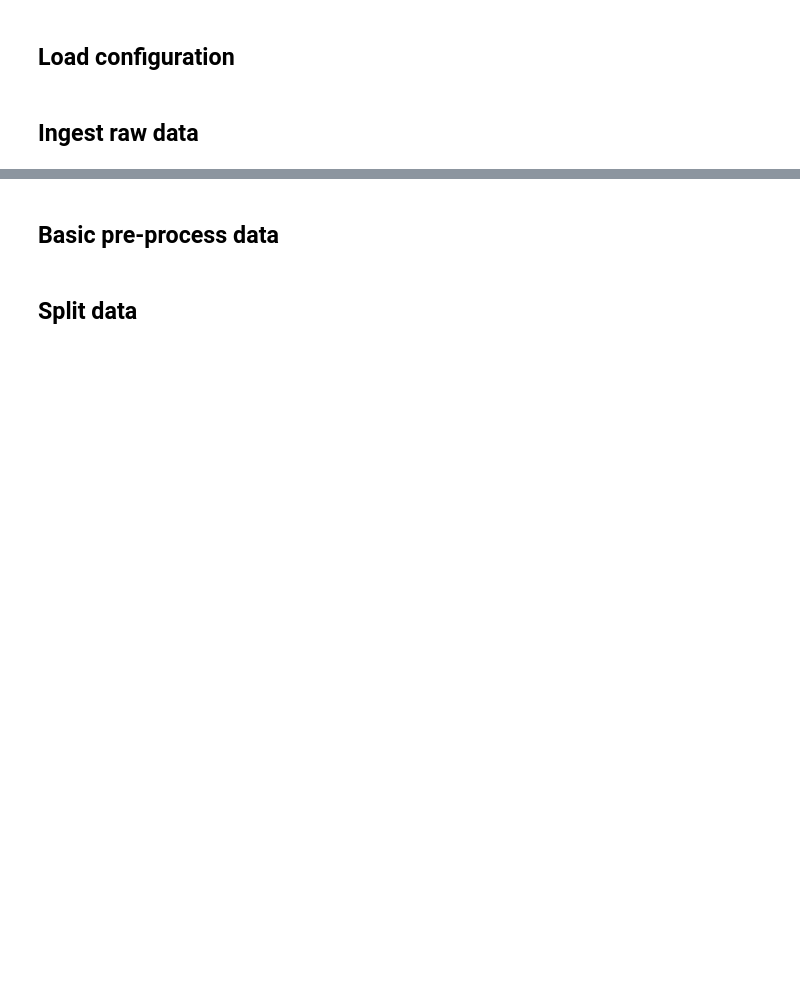
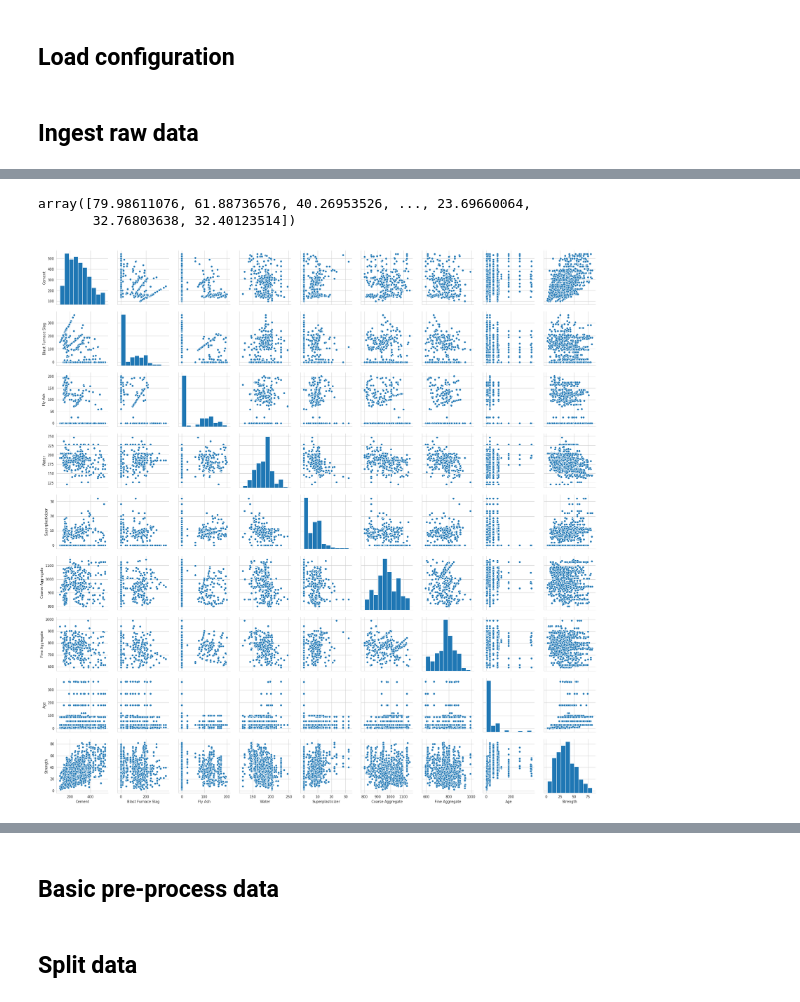
Before and after one commit to parrondo/deeptrading, a Jupyter notebook: notebooks/05_Multiple_Hidden_Layers_NN.ipynb, the cells around one changed output, grey strips where cells are left out. Drawn from its saved outputs; the diff is of its cells as text; code cells hidden in the pictures; blank space fills up the shorter version.

```diff
--- a/notebooks/05_Multiple_Hidden_Layers_NN.ipynb
+++ b/notebooks/05_Multiple_Hidden_Layers_NN.ipynb
@@ -48,0 +49,9 @@ dict_keys(['target_names', 'target', 'DESCR', 'data', 'feature_names'])
+# %%
+# Dataset "Concrete Compressive Strength Data Set" from: https://archive.ics.uci.edu/ml/datasets/Concrete+Compressive+Strength
+df = pd.read_excel(r'../data/raw/Concrete_Data.xls') #for an earlier version of Excel, you may need to use the file extension of 'xls'
+
+#Simplifying column names
+df.columns = ["Cement", "Blast Furnace Slag", "Fly Ash", "Water", "Superplasticizer",
+              "Coarse Aggregate", "Fine Aggregate", "Age", "Strength"]
+# We get a pandas dataframe to better visualize the datasets
+df
@@ -77,0 +109,12 @@ df
+# %%
+y_raw
+# %% [output]
+array([79.98611076, 61.88736576, 40.26953526, ..., 23.69660064,
+       32.76803638, 32.40123514])
+# %%
+# Visualization
+sns.set_style("whitegrid");
+sns.pairplot(df);
+plt.show()
+# %% [output]
+[figure, added]
```
Also changed, not shown: parts of 36 cells of this notebook, 1 other file.
